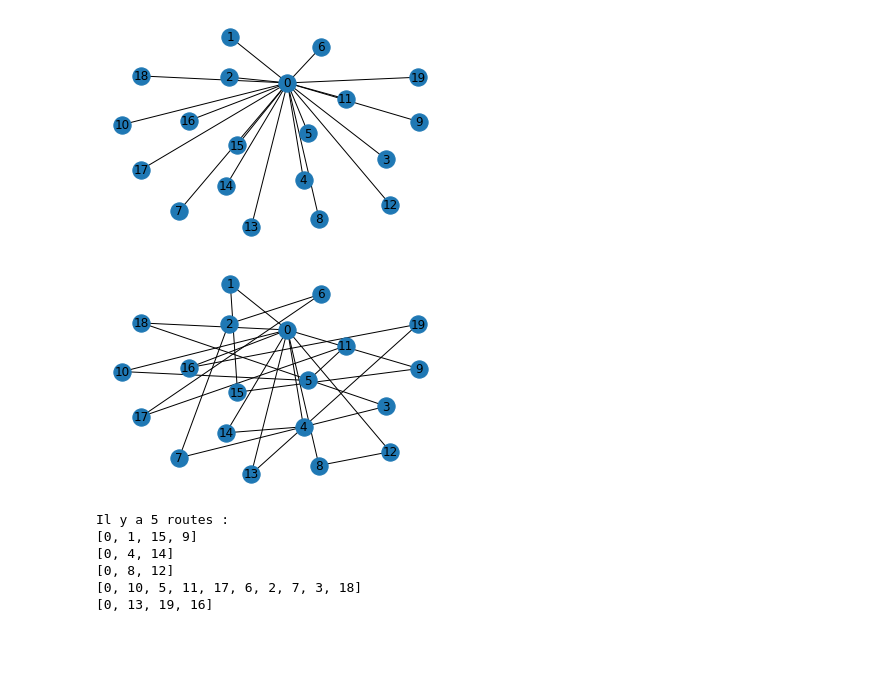
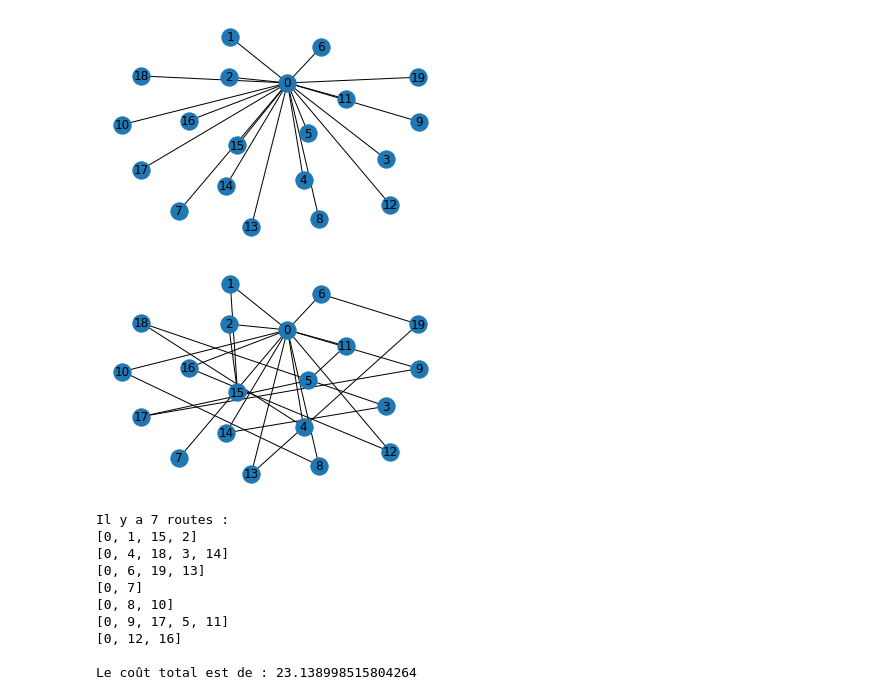
Before and after one commit to HugoLeBoennec/projetData, a Jupyter notebook: Résolution Test.ipynb, the cells around one changed output. Saved outputs shown, nothing was run; the diff lists cells and outputs as text; code cells hidden in the pictures; blank space fills up the shorter version.

Commit message:
Added a function to calculate the whole cost

```diff
--- a/Résolution Test.ipynb
+++ b/Résolution Test.ipynb
@@ -64,9 +64,9 @@ plt.show()
 import operator
 
 # Algorithme de Clake & Wright
-a = 1.0
-u = 1.0
-#v = 1.0
+a = 1.2
+u = 0.5
+v = 1.5
 
 # On créé une copie du graphe
 sol = copy.deepcopy(init)
@@ -84,7 +84,7 @@ def doFusion(i, j):
     sol.add_edge(i, j, weight=graph.edges[(ri, rj)]['weight'])
     fusions.append((i, j))
 
-    totalRoute = calculateRoute(i, [i], 0)
+    totalRoute = calculateRoute(i, [i], 0.0)
 
     if totalRoute[0] > maximum:
         for r in totalRoute[1]:
@@ -163,6 +163,14 @@ def showRoute(start, current, currentRoute, routes):
 
     return routes
 
+# Définition de la fonction permettant de calculer le coût total des routes
+def totalCost(routes):
+    total = 0.0
+    for route in routes:
+        for i in range(len(route)-1):
+            total += graph.edges[(route[i], route[i+1])]['weight']
+
+    return total
 
 # On calcule le "saving" de tous les couples existants
 savings = {}
@@ -222,37 +230,43 @@ for sav in savingsList:
 
         elif rj in fusion_to and rj in linkedToStart:
             linkedToStart.remove(rj)
 
             if (rj, 0) in sol.edges:
                 sol.remove_edge(rj, 0)
 
             fusion_to.append(ri)
 
             doFusion(ri, rj)
 
         else:
             fusion_to.append(ri)
             fusion_to.append(rj)
 
             doFusion(ri, rj)
 
 # Dessin du graphe
 nx.draw_networkx_nodes(sol, pos)
 nx.draw_networkx_edges(sol, pos)
 nx.draw_networkx_labels(sol, pos)
 
 plt.axis('off')
 plt.show()
 
 routes = showRoute(start, start, [], [])
 print("Il y a " + str(len(routes)) + " routes :")
 for route in routes:
     print(route)
+
+print("\nLe coût total est de :", totalCost(routes))
 # %% [output]
-[figure, old version]
+[figure, new version]
-Il y a 5 routes :
-[0, 1, 15, 9]
-[0, 4, 14]
-[0, 8, 12]
-[0, 10, 5, 11, 17, 6, 2, 7, 3, 18]
-[0, 13, 19, 16]
+Il y a 7 routes :
+[0, 1, 15, 2]
+[0, 4, 18, 3, 14]
+[0, 6, 19, 13]
+[0, 7]
+[0, 8, 10]
+[0, 9, 17, 5, 11]
+[0, 12, 16]
+
+Le coût total est de : 23.138998515804264
```
